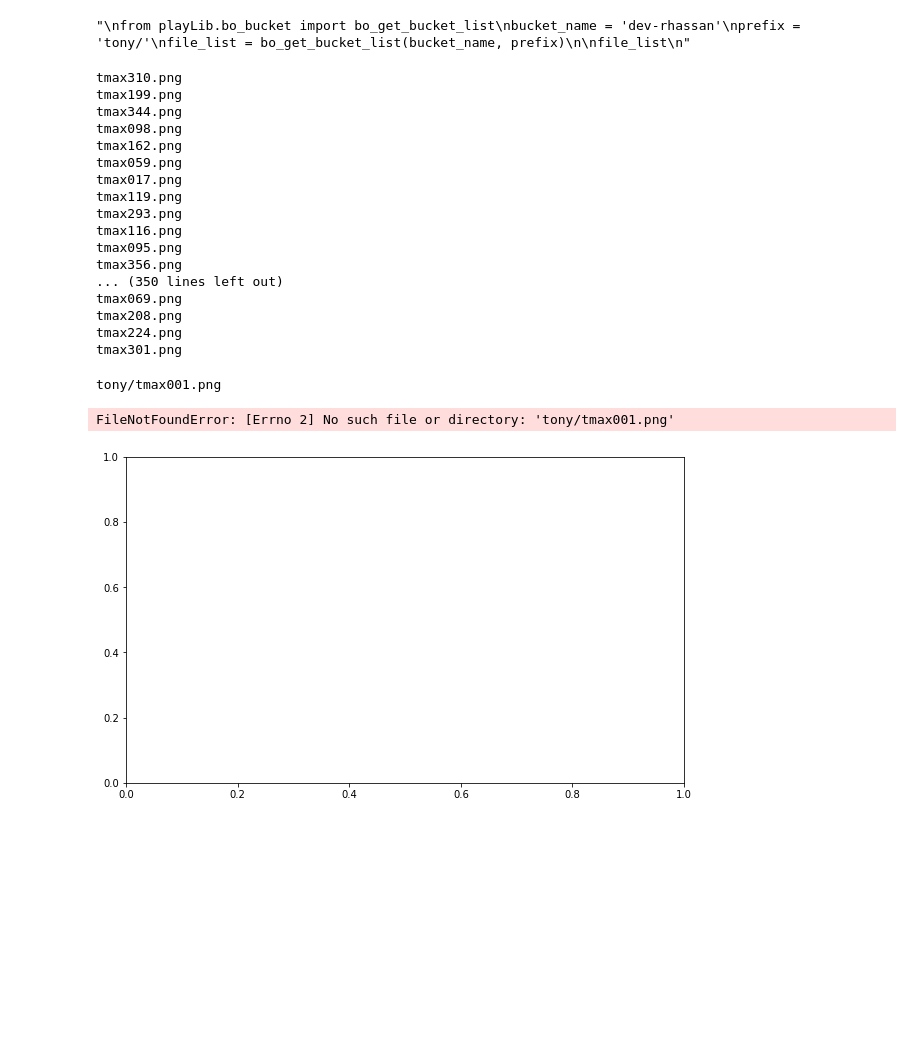
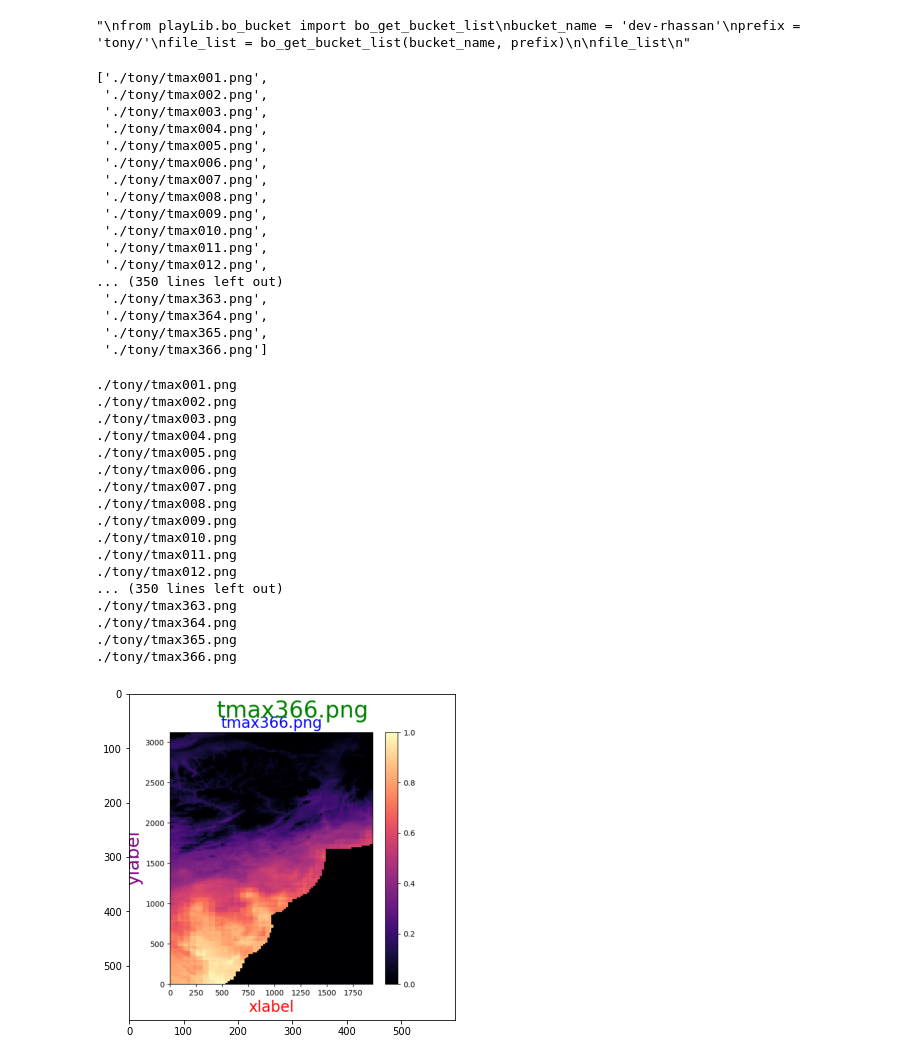
Before and after one commit to tonybutzer/npset, a Jupyter notebook: 10-swarm-png-scale/00-01-swarm-png-app/10-01-build-animator-container.ipynb, the cells around one changed output. Cells and saved outputs as stored; diff of their text form; code cells hidden in the pictures; blank space fills up the shorter version.

```diff
--- a/10-swarm-png-scale/00-01-swarm-png-app/10-01-build-animator-container.ipynb
+++ b/10-swarm-png-scale/00-01-swarm-png-app/10-01-build-animator-container.ipynb
@@ -72,53 +95,70 @@ file_list = []
 
 files = os.listdir(path)
 for name in files:
-    print(name)
+    #print(name)
     full_file = path +'/' + name
     file_list.append(full_file)
 
 
-file
+file_list.sort()
+
+file_list
 # %% [output]
-tmax310.png
-tmax199.png
-tmax344.png
-tmax098.png
-tmax162.png
-tmax059.png
-tmax017.png
-tmax119.png
-tmax293.png
-tmax116.png
-tmax095.png
-tmax356.png
+['./tony/tmax001.png',
+ './tony/tmax002.png',
+ './tony/tmax003.png',
+ './tony/tmax004.png',
+ './tony/tmax005.png',
+ './tony/tmax006.png',
+ './tony/tmax007.png',
+ './tony/tmax008.png',
+ './tony/tmax009.png',
+ './tony/tmax010.png',
+ './tony/tmax011.png',
+ './tony/tmax012.png',
 ... (350 lines left out)
-tmax069.png
-tmax208.png
-tmax224.png
-tmax301.png
+ './tony/tmax363.png',
+ './tony/tmax364.png',
+ './tony/tmax365.png',
+ './tony/tmax366.png']
 # %%
 #import numpy as np
 import matplotlib.pyplot as plt
 import matplotlib.animation as animation
 import matplotlib.image as mgimg
 %matplotlib inline
 #%matplotlib notebook
 
 #fig = plt.figure()
 fig, ax = plt.subplots(1, 1, figsize=(10, 6))
 
 ims=[]
 for file in file_list:
     print(file)
     img = mgimg.imread(file)
     im = plt.imshow(img, animated=True)
     ims.append([im])
 
-ani = animation.ArtistAnimation(fig, ims, interval=500, blit=True,
+ani = animation.ArtistAnimation(fig, ims, interval=200, blit=True,
                                 repeat_delay=1000)
 
 ani.save('tmax_animated.mp4')
 # %% [output]
-tony/tmax001.png
+./tony/tmax001.png
+./tony/tmax002.png
+./tony/tmax003.png
+./tony/tmax004.png
+./tony/tmax005.png
+./tony/tmax006.png
+./tony/tmax007.png
+./tony/tmax008.png
+./tony/tmax009.png
+./tony/tmax010.png
+./tony/tmax011.png
+./tony/tmax012.png
+... (350 lines left out)
+./tony/tmax363.png
+./tony/tmax364.png
+./tony/tmax365.png
+./tony/tmax366.png
-FileNotFoundError: [Errno 2] No such file or directory: 'tony/tmax001.png'
-[figure, old version]
+[figure, new version]
```
Also changed, not shown: parts of 12 cells of this notebook, 2 other files.
